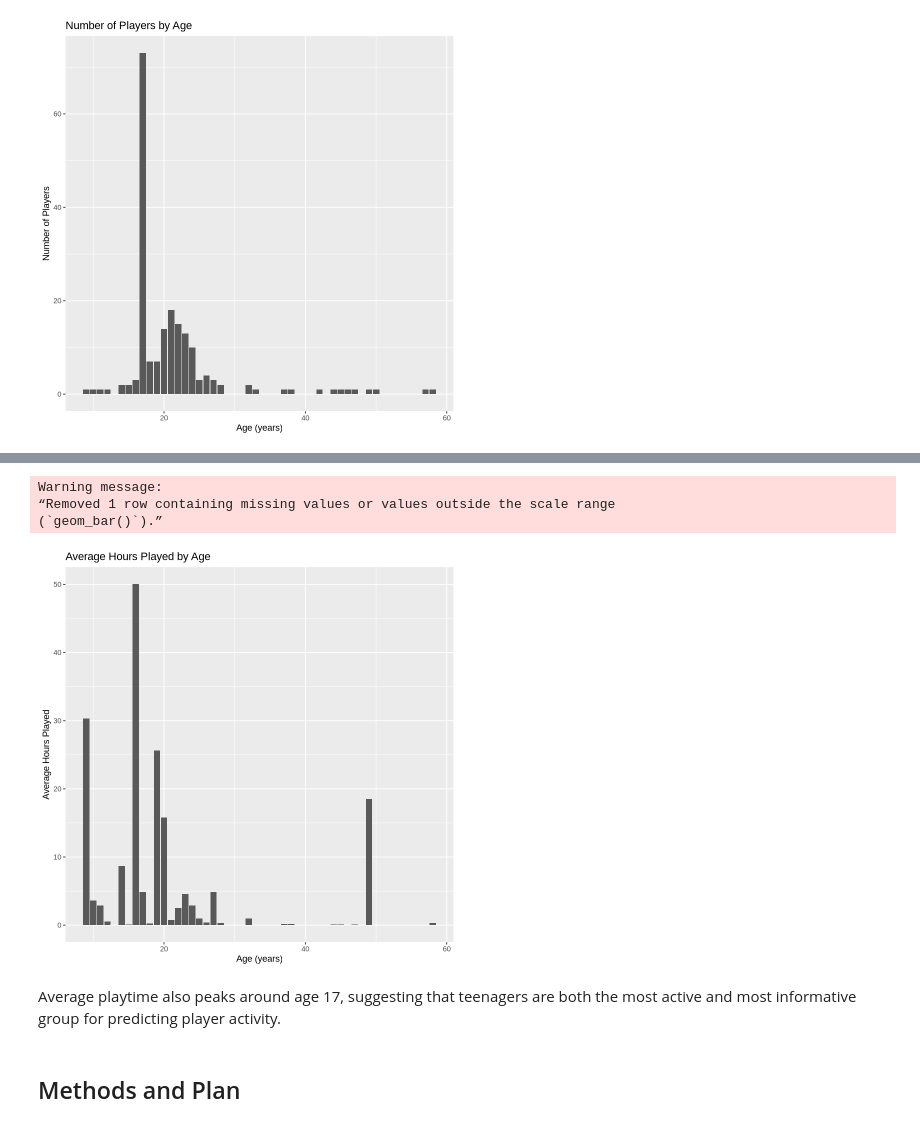
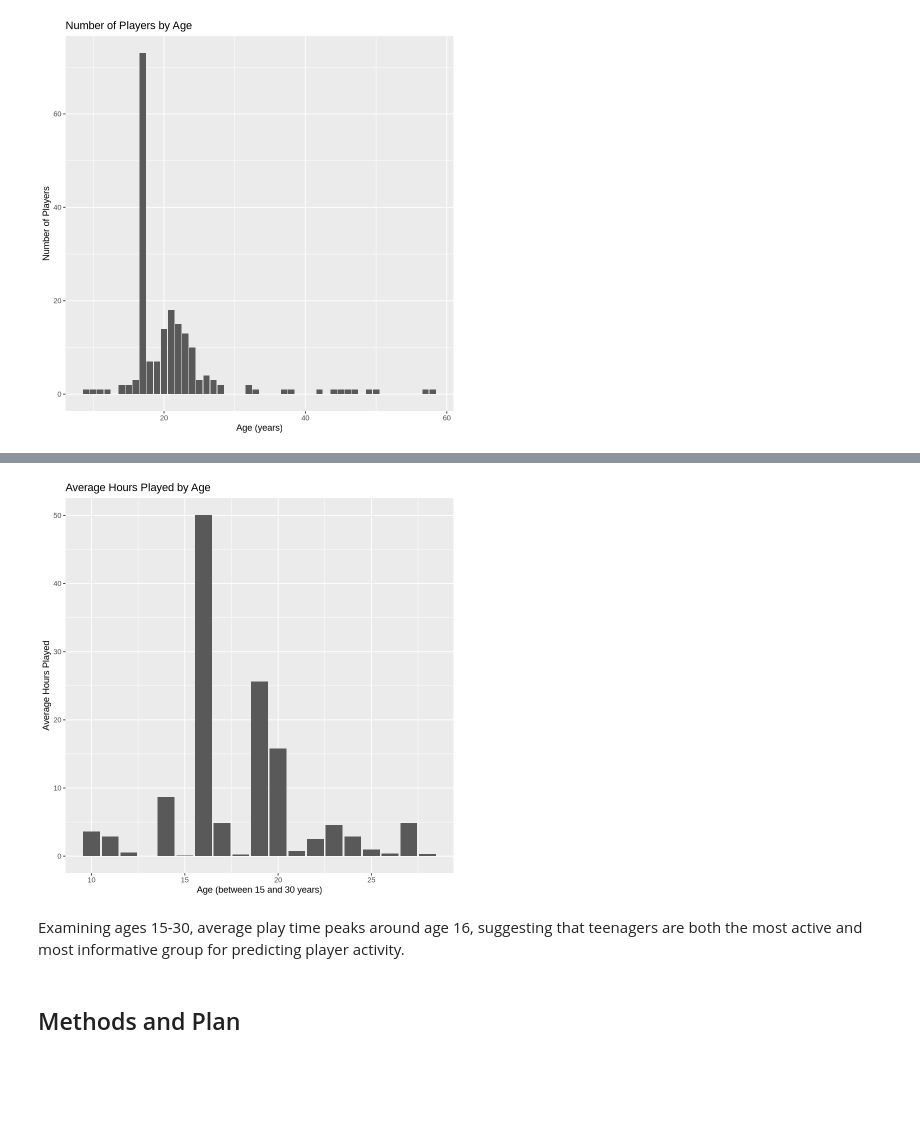
Before and after one commit to averykimura/avery_gamet_project_planning_DSCI100, a Jupyter notebook: Avery Gamet Project Planning.ipynb, the cells around one changed output, grey strips where cells are left out. Saved outputs shown, nothing was run; the diff lists cells and outputs as text; code cells hidden in the pictures; blank space fills up the shorter version.

```diff
--- a/Avery Gamet Project Planning.ipynb
+++ b/Avery Gamet Project Planning.ipynb
@@ -131,18 +155,17 @@ The large NA column likely reflects uncertain responses. Bars are ordered from l
 # %%
 avg_plot <- players |>
-            group_by(age) |>
-            summarise(avg_hours = mean(played_hours, na.rm = TRUE)) |>
-            ggplot(aes(x = age, y = avg_hours)) +
-            geom_bar(stat="identity") +
-            labs(title = "Average Hours Played by Age", x = "Age (years)", y = "Average Hours Played")
+  filter(age >= 10, age <= 30) |>
+  group_by(age) |>
+  summarise(avg_hours = mean(played_hours, na.rm = TRUE)) |>
+  ggplot(aes(x = age, y = avg_hours)) +
+  geom_bar(stat="identity") +
+  labs(title = "Average Hours Played by Age", x = "Age (between 15 and 30 years)", y = "Average Hours Played")
+
 avg_plot
 # %% [output]
-Warning message:
-“Removed 1 row containing missing values or values outside the scale range
-(`geom_bar()`).”
-[figure, old version]
+[figure, new version]
 # %% [markdown]
-Average playtime also peaks around age 17, suggesting that teenagers are both the most active and most informative group for predicting player activity.
+Examining ages 15-30, average play time peaks around age 16, suggesting that teenagers are both the most active and most informative group for predicting player activity.
 # %% [markdown]
 ## Methods and Plan
 # %% [markdown]
```
Also changed, not shown: parts of 11 cells of this notebook.
